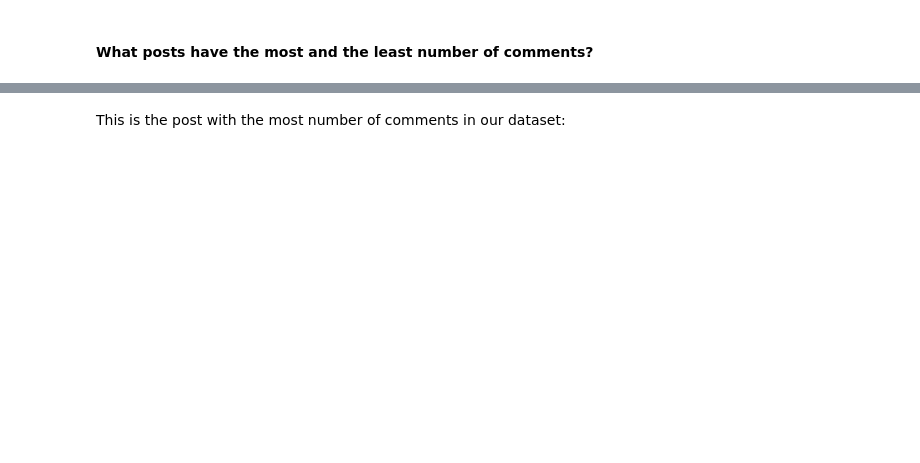
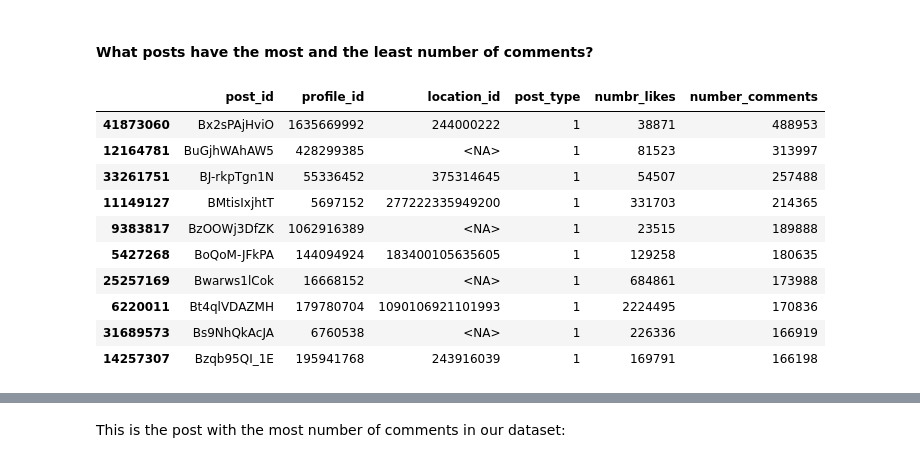
Before and after one commit to Prot10/ADM_HW_2, a Jupyter notebook: general.ipynb, the cells around one changed output, grey strips where cells are left out. Drawn from its saved outputs; the diff is of its cells as text; code cells hidden in the pictures; blank space fills up the shorter version.

```diff
--- a/general.ipynb
+++ b/general.ipynb
@@ -583,9 +604,20 @@ plt.grid()
 ####  What posts have the most and the least number of comments?
 # %%
 #To print the top 10 posts with the most number of comments
-most_num_comm = d_posts.sort_values(by=['number_comments'], ascending = False).head(10)
-# TODO : usare nlargest?
+most_num_comm = d_posts.nlargest(10, ['number_comments'])
 most_num_comm
+# %% [output]
+|  | post_id | profile_id | location_id | post_type | numbr_likes | number_comments |
+| 41873060 | Bx2sPAjHviO | 1635669992 | 244000222 | 1 | 38871 | 488953 |
+| 12164781 | BuGjhWAhAW5 | 428299385 | <NA> | 1 | 81523 | 313997 |
+| 33261751 | BJ-rkpTgn1N | 55336452 | 375314645 | 1 | 54507 | 257488 |
+| 11149127 | BMtisIxjhtT | 5697152 | 277222335949200 | 1 | 331703 | 214365 |
+| 9383817 | BzOOWj3DfZK | 1062916389 | <NA> | 1 | 23515 | 189888 |
+| 5427268 | BoQoM-JFkPA | 144094924 | 183400105635605 | 1 | 129258 | 180635 |
+| 25257169 | Bwarws1lCok | 16668152 | <NA> | 1 | 684861 | 173988 |
+| 6220011 | Bt4qlVDAZMH | 179780704 | 1090106921101993 | 1 | 2224495 | 170836 |
+| 31689573 | Bs9NhQkAcJA | 6760538 | <NA> | 1 | 226336 | 166919 |
+| 14257307 | Bzqb95QI_1E | 195941768 | 243916039 | 1 | 169791 | 166198 |
 # %%
 #Plot
 plt.rcParams['figure.figsize'] = [8,6]
```
Also changed, not shown: parts of 16 cells of this notebook, 1 other file.
